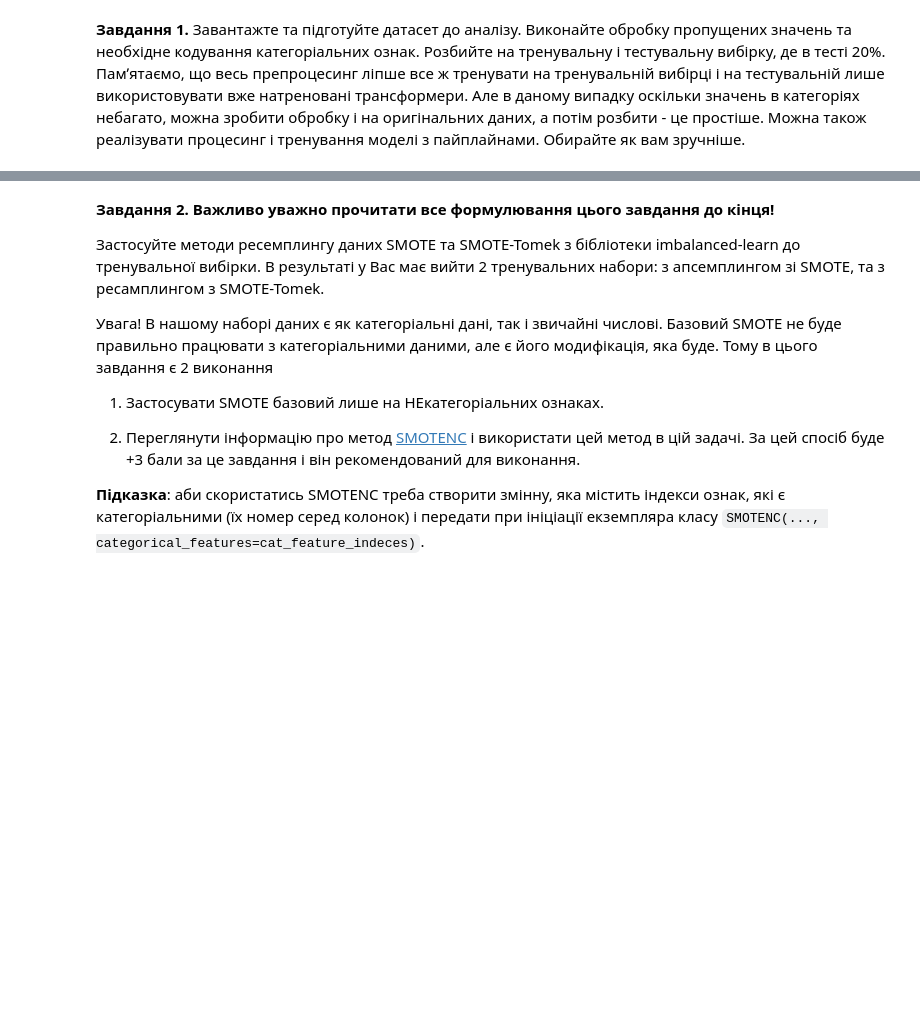
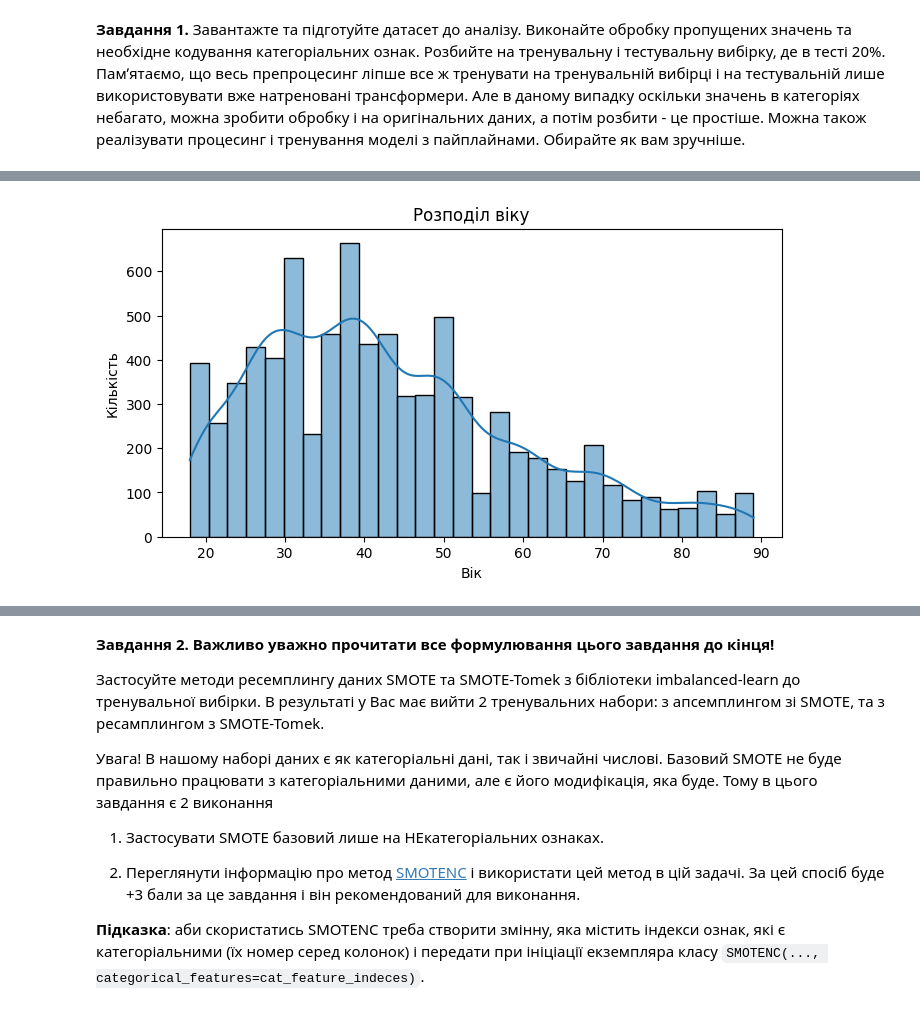
Before and after one commit to valeriya-reva/ml_course_hw, a Jupyter notebook: Less_2/HW_2_2_4_unbalanced_multiclass_classification.ipynb, the cells around one changed output, grey strips where cells are left out. Drawn from its saved outputs; the diff is of its cells as text; code cells hidden in the pictures; blank space fills up the shorter version.

```diff
--- a/Less_2/HW_2_2_4_unbalanced_multiclass_classification.ipynb
+++ b/Less_2/HW_2_2_4_unbalanced_multiclass_classification.ipynb
@@ -25,0 +51,2 @@
+# %%
+train_df = pd.read_csv("../../data/customer_segmentation/customer_segmentation_train.csv")
@@ -25,0 +64,2 @@
+# %%
+train_df.drop(columns=["ID"], inplace=True)
@@ -25,0 +112,4 @@
+# %%
+categorical_cols = ["Gender", "Ever_Married", "Graduated", "Profession", "Spending_Score", "Var_1"]
+for col in categorical_cols:
+    print(f"{col}:\n{train_df[col].value_counts(dropna=False)}\n")
@@ -25,0 +134,20 @@
+# %%
+# Заповнення пропущених значень числові - медіана, категоріальні 'missing' небагато пропусків (2–3%)
+
+numeric_cols = train_df.select_dtypes(include=['float64', 'int64']).columns.tolist()
+categorical_cols = train_df.select_dtypes(include=['object']).columns.tolist()
+
+for col in numeric_cols:
+    train_df[col] = train_df[col].fillna(train_df[col].median())
+
+for col in categorical_cols:
+    train_df[col] = train_df[col].fillna("missing")
+# %%
+plt.figure(figsize=(8,4))
+sns.histplot(train_df["Age"], bins=30, kde=True)
+plt.title("Розподіл віку")
+plt.xlabel("Вік")
+plt.ylabel("Кількість")
+plt.show()
+# %% [output]
+[figure, added]
```
Also changed, not shown: parts of 29 cells of this notebook, 5 other files.
